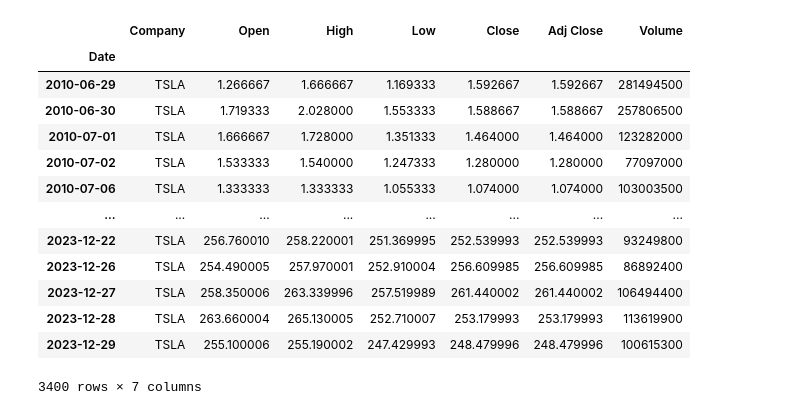
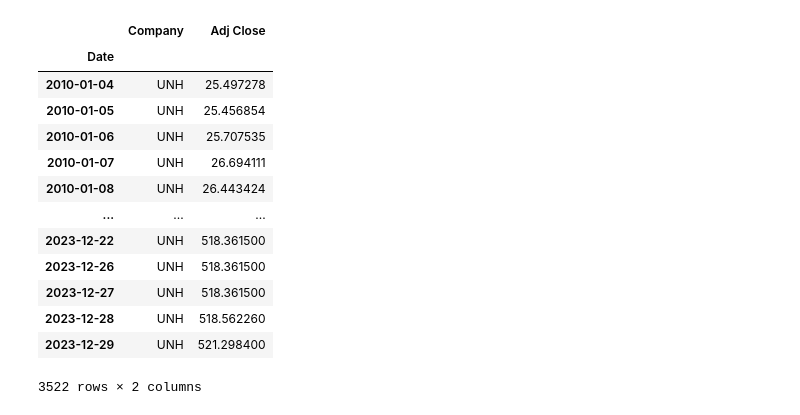
Before and after one commit to OmerFarukMerey/Risk-Analysis-and-Portfolio-Creation-with-Genetic-Algorithms-using-statiscal-analysis, a Jupyter notebook: finance_genetic.ipynb, the cells around one changed output. Saved outputs shown, nothing was run; the diff lists cells and outputs as text; code cells hidden in the pictures.

```diff
--- a/finance_genetic.ipynb
+++ b/finance_genetic.ipynb
@@ -38,2 +43,38 @@ for stock_name, stock_data in stock_dict.items():
-# %%
-company_list = ["TSLA", "AAPL", "GOOG", "AMZN", "MSFT", "META", "NVDA"]
+# %%
+def update_with_predictions(stock_data, predictions):
+    start_date = pd.Timestamp('2020-01-08')
+    trading_days = stock_data.loc[start_date:].index
+
+    print(f"Number of trading days: {len(trading_days)}, Number of predictions: {len(predictions)}")
+
+    # Eğer işlem günü sayısı ve tahmin sayısı uyuşmuyorsa, bu bir sorun olabilir
+    #if len(trading_days) != len(predictions):
+    #    print("Warning: The number of trading days and predictions do not match!")
+
+    # CSV dosyasındaki tahminleri ilgili tarihlerle eşleştir ve güncelle
+    for i, predicted_value in enumerate(predictions):  # Burada düzeltme yapıldı
+        if i < len(trading_days):
+            # Güncelleme işlemini doğrulayın
+            old_value = stock_data.at[trading_days[i], 'Adj Close']
+            stock_data.at[trading_days[i], 'Adj Close'] = predicted_value
+     #       print(f"Updating {trading_days[i]}: {old_value} to {predicted_value}")
+
+    return stock_data
+# %%
+stock_dict = {}
+for stock in company_list:
+    stock_data = download_stock(stock)  # Önceden tanımlı download_stock fonksiyonunu kullanarak veriyi indir
+    predictions_csv = pd.read_csv(f'/content/drive/MyDrive/data_future_predict (1)/{stock}_Predictions.csv')  # Doğru dosya yolunu kullanın
+    predictions = predictions_csv['Predicted'].values
+    # Güncelleme işlemi için stock_data'nın bir kopyasını kullan
+    stock_data_copy = stock_data.copy()
+   # print(f"Original Data for {stock}:")
+    #print(stock_data_copy.tail(3))  # Son üç kaydı yazdır
+    updated_stock_data = update_with_predictions(stock_data_copy, predictions)
+    # Güncelleme işleminden sonra DataFrame'i kontrol et
+    #print(f"Updated Data for {stock}:")
+    #print(updated_stock_data.tail(3))  # Son üç kaydı yazdır
+    stock_dict[stock] = updated_stock_data  # Güncellenmiş kopyayı stock_dict sözlüğüne kaydet
+
+#for stock_name, stock_data in stock_dict.items():
+#    info_stock(stock_name, stock_data)
@@ -40,20 +92,20 @@ company_list = ["TSLA", "AAPL", "GOOG", "AMZN", "MSFT", "META", "NVDA"]
 # %%
-stock_dict["TSLA"]
+stock_dict["UNH"]
 # %% [output]
-|  | Company | Open | High | Low | Close | Adj Close | Volume |
-| Date |  |  |  |  |  |  |  |
-| 2010-06-29 | TSLA | 1.266667 | 1.666667 | 1.169333 | 1.592667 | 1.592667 | 281494500 |
-| 2010-06-30 | TSLA | 1.719333 | 2.028000 | 1.553333 | 1.588667 | 1.588667 | 257806500 |
-| 2010-07-01 | TSLA | 1.666667 | 1.728000 | 1.351333 | 1.464000 | 1.464000 | 123282000 |
-| 2010-07-02 | TSLA | 1.533333 | 1.540000 | 1.247333 | 1.280000 | 1.280000 | 77097000 |
-| 2010-07-06 | TSLA | 1.333333 | 1.333333 | 1.055333 | 1.074000 | 1.074000 | 103003500 |
-| ... | ... | ... | ... | ... | ... | ... | ... |
-| 2023-12-22 | TSLA | 256.760010 | 258.220001 | 251.369995 | 252.539993 | 252.539993 | 93249800 |
-| 2023-12-26 | TSLA | 254.490005 | 257.970001 | 252.910004 | 256.609985 | 256.609985 | 86892400 |
-| 2023-12-27 | TSLA | 258.350006 | 263.339996 | 257.519989 | 261.440002 | 261.440002 | 106494400 |
-| 2023-12-28 | TSLA | 263.660004 | 265.130005 | 252.710007 | 253.179993 | 253.179993 | 113619900 |
-| 2023-12-29 | TSLA | 255.100006 | 255.190002 | 247.429993 | 248.479996 | 248.479996 | 100615300 |
+|  | Company | Adj Close |
+| Date |  |  |
+| 2010-01-04 | UNH | 25.497278 |
+| 2010-01-05 | UNH | 25.456854 |
+| 2010-01-06 | UNH | 25.707535 |
+| 2010-01-07 | UNH | 26.694111 |
+| 2010-01-08 | UNH | 26.443424 |
+| ... | ... | ... |
+| 2023-12-22 | UNH | 518.361500 |
+| 2023-12-26 | UNH | 518.361500 |
+| 2023-12-27 | UNH | 518.361500 |
+| 2023-12-28 | UNH | 518.562260 |
+| 2023-12-29 | UNH | 521.298400 |
-3400 rows × 7 columns
+3522 rows × 2 columns
 # %%
 stock_dict["AAPL"]
 # %% [output]
```
Also changed, not shown: parts of 38 cells of this notebook.
